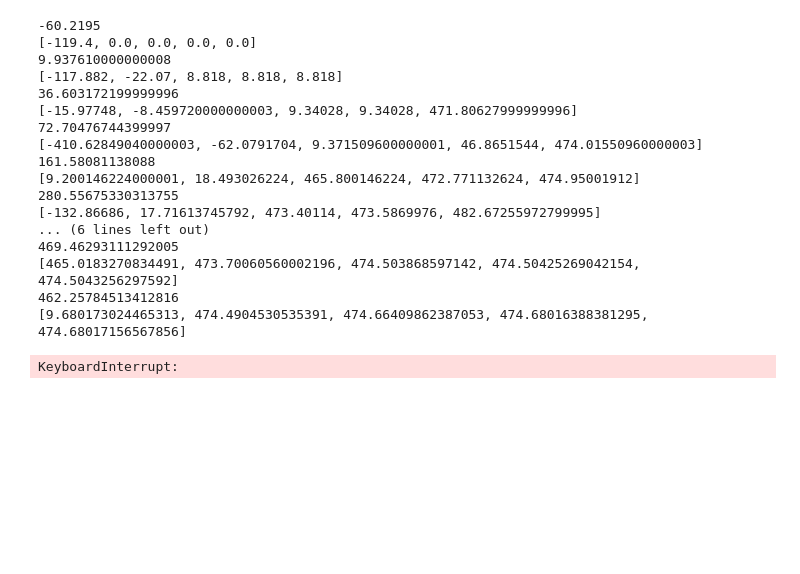
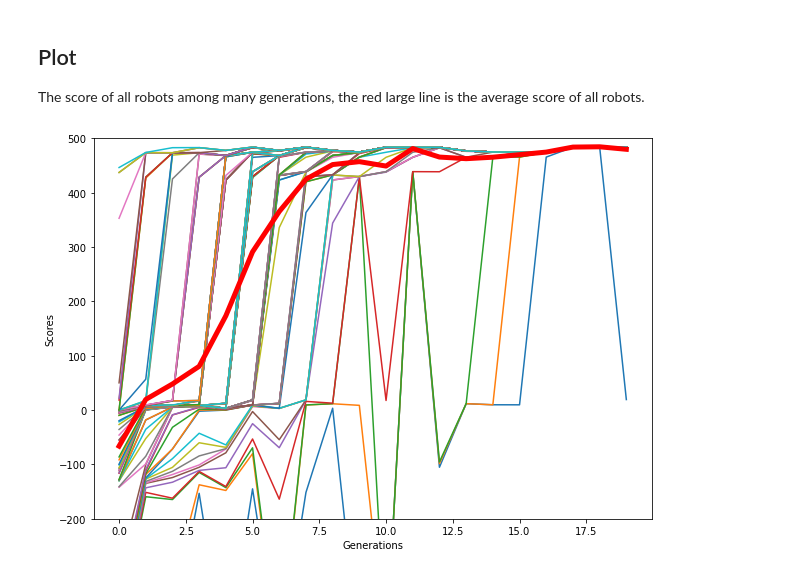
Before and after one commit to rsmattos/int_to_complexity, a Jupyter notebook: can_collector.ipynb, the cells around one changed output. Cells and saved outputs as stored; diff of their text form; code cells hidden in the pictures; blank space fills up the shorter version.

```diff
--- a/can_collector.ipynb
+++ b/can_collector.ipynb
@@ -29,0 +45,9 @@ def fill_room(room, fraction=0.5):
+# %%
+room = create_room(10)
+print("Empty room")
+print(room)
+
+room = fill_room(room, 0.5)
+print("")
+print("Filled room")
+print(room)
@@ -168,12 +239,15 @@ def simulation(room, robots, steps = 100):
 room = create_room(20)
 
 # create a random array of actions for each robot
-robots = create_robots(200)
+robots = create_robots(100)
 
 scores = np.zeros(len(robots))
 
-generations = 400
+generations = 20
 average = 50
+
+scores_list = []
+av_score = []
 
 for g in range(generations):
     # take average of scores
@@ -183,30 +257,33 @@ for g in range(generations):
 
     scores /= average
 
-    if g % 1 == 0:
-        print(sum(scores)/len(scores))
-        print(sorted(scores[-5:]))
+    av_score.append(sum(scores)/len(scores))
+
+    dict1 = dict( (a, sorted(scores)[a]) for a in range(len(scores)))
+    scores_list.append(dict1)
+
+    #if g % 1 == 0:
+    #    print(sum(scores)/len(scores))
+    #    print(sorted(scores[-5:]))
 
     # produce new generation
     robots = update_robots(robots, scores, 0.01)
 
+df_scores = pd.DataFrame(scores_list, columns=range(len(scores)))
+
 # run the simulation again for some amount of generations
-# %% [output]
--60.2195
-[-119.4, 0.0, 0.0, 0.0, 0.0]
-9.937610000000008
-[-117.882, -22.07, 8.818, 8.818, 8.818]
-36.603172199999996
-[-15.97748, -8.459720000000003, 9.34028, 9.34028, 471.80627999999996]
-72.70476744399997
-[-410.62849040000003, -62.0791704, 9.371509600000001, 46.8651544, 474.01550960000003]
-161.58081138088
-[9.200146224000001, 18.493026224, 465.800146224, 472.771132624, 474.95001912]
-280.55675330313755
-[-132.86686, 17.71613745792, 473.40114, 473.5869976, 482.67255972799995]
-... (6 lines left out)
-469.46293111292005
-[465.0183270834491, 473.70060560002196, 474.503868597142, 474.50425269042154, 474.5043256297592]
-462.25784513412816
-[9.680173024465313, 474.4904530535391, 474.66409862387053, 474.68016388381295, 474.68017156567856]
-KeyboardInterrupt:
+# %% [markdown]
+## Plot
+
+The score of all robots among many generations, the red large line is the average score of all robots.
+# %%
+# plotting
+plt.figure(figsize=(10, 7))
+plt.plot(df_scores)
+plt.plot(av_score, color='red', linewidth=5, label='average score')
+plt.ylabel("Scores")
+plt.xlabel("Generations")
+plt.ylim([-200,500])
+plt.show()
+# %% [output]
+[figure, added]
```
Also changed, not shown: parts of 9 cells of this notebook.
